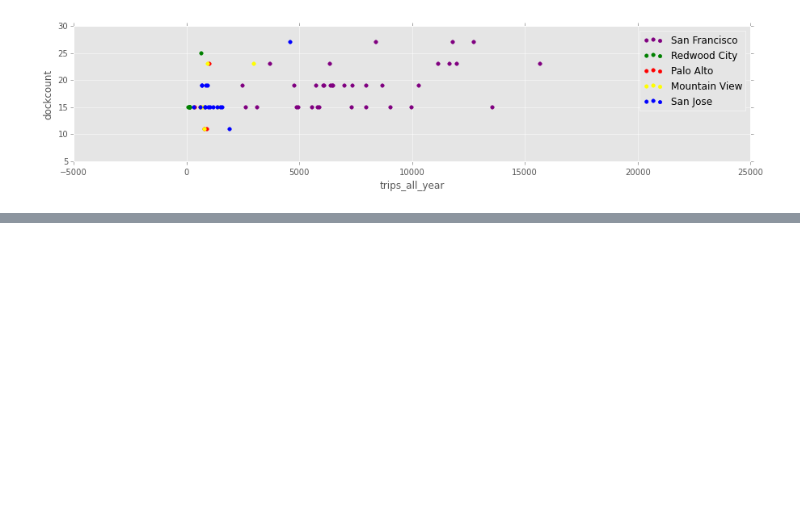
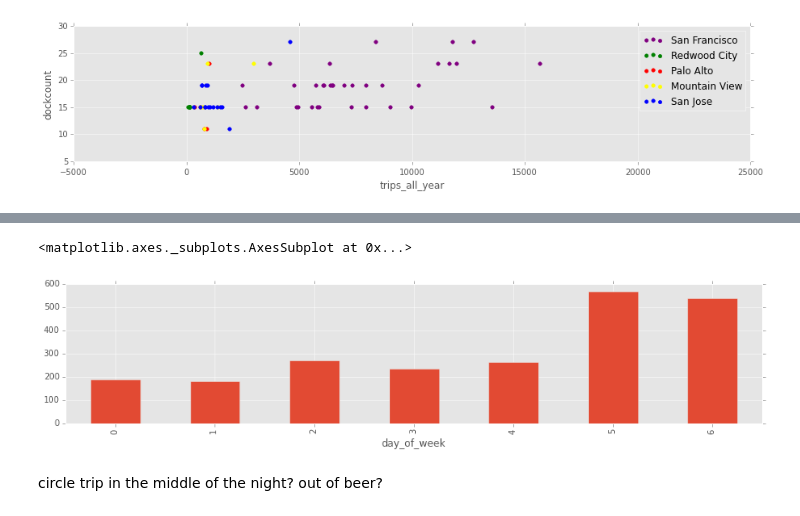
Before and after one commit to seszter/babs, a Jupyter notebook: Basic statistics.ipynb, the cells around one changed output, grey strips where cells are left out. Cells and saved outputs as stored; diff of their text form; code cells hidden in the pictures; blank space fills up the shorter version.

```diff
--- a/Basic statistics.ipynb
+++ b/Basic statistics.ipynb
@@ -205,0 +239,13 @@ array([<matplotlib.axes._subplots.AxesSubplot object at 0x...>], dtype=object)
+# %%
+night_trips = trip_df[trip_df['time_of_day']<3]
+# %%
+night_trips_daily = night_trips.groupby(['day_of_week']).count()
+# %%
+night_trips_daily = night_trips_daily['Duration']
+# %%
+night_trips_daily.plot(kind='bar')
+# %% [output]
+<matplotlib.axes._subplots.AxesSubplot at 0x...>
+[figure, added]
+# %% [markdown]
+circle trip in the middle of the night? out of beer?
```
Also changed, not shown: parts of 32 cells of this notebook, 1 other file.
